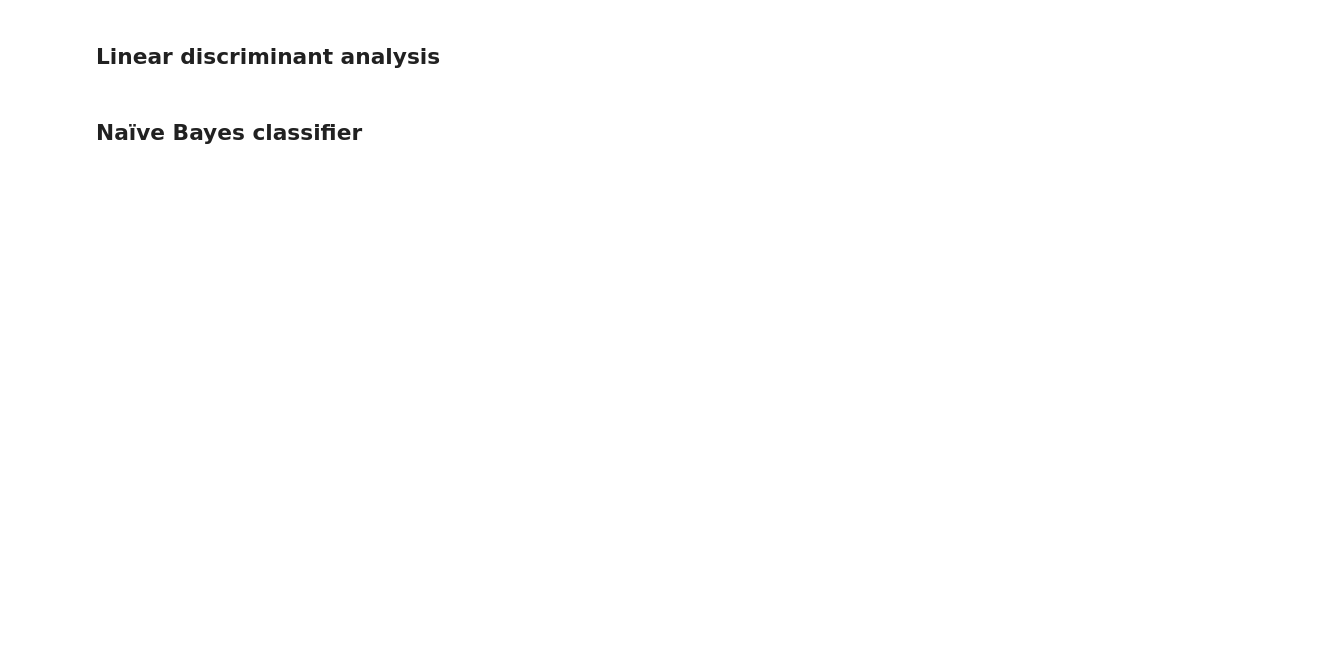
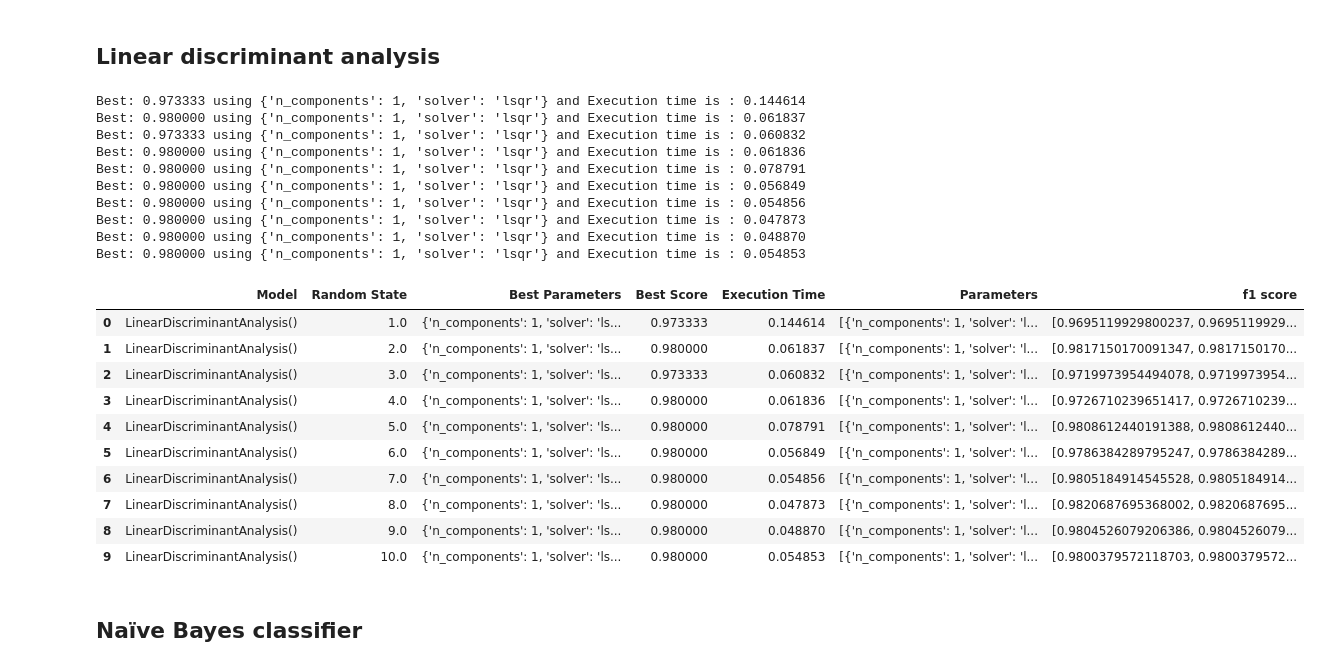
Before and after one commit to ModithaSubasinghe/Classification-Algorithms, a Jupyter notebook: Classification.ipynb, the cells around one changed output. Saved outputs shown, nothing was run; the diff lists cells and outputs as text; code cells hidden in the pictures; blank space fills up the shorter version.

```diff
--- a/Classification.ipynb
+++ b/Classification.ipynb
@@ -143,12 +152,34 @@ Best: 0.960000 using {'metric': 'euclidean', 'n_neighbors': 6, 'weights': 'unifo
 # %% [markdown]
 ## Linear discriminant analysis
 # %%
-LDA = LinearDiscriminantAnalysis()
+lda = LinearDiscriminantAnalysis()
 
-LDA_grid = {"n_components": list(range(1,3,1)),
+lda_grid = {"n_components": list(range(1,3,1)),
            "solver":['lsqr','eigen','svd']}
 # %%
-clasification(LDA,LDA_grid,iris_x_scaled,iris_y)
+clasification(lda,lda_grid,iris_x_scaled,iris_y)
+# %% [output]
+Best: 0.973333 using {'n_components': 1, 'solver': 'lsqr'} and Execution time is : 0.144614
+Best: 0.980000 using {'n_components': 1, 'solver': 'lsqr'} and Execution time is : 0.061837
+Best: 0.973333 using {'n_components': 1, 'solver': 'lsqr'} and Execution time is : 0.060832
+Best: 0.980000 using {'n_components': 1, 'solver': 'lsqr'} and Execution time is : 0.061836
+Best: 0.980000 using {'n_components': 1, 'solver': 'lsqr'} and Execution time is : 0.078791
+Best: 0.980000 using {'n_components': 1, 'solver': 'lsqr'} and Execution time is : 0.056849
+Best: 0.980000 using {'n_components': 1, 'solver': 'lsqr'} and Execution time is : 0.054856
+Best: 0.980000 using {'n_components': 1, 'solver': 'lsqr'} and Execution time is : 0.047873
+Best: 0.980000 using {'n_components': 1, 'solver': 'lsqr'} and Execution time is : 0.048870
+Best: 0.980000 using {'n_components': 1, 'solver': 'lsqr'} and Execution time is : 0.054853
+|  | Model | Random State | Best Parameters | Best Score | Execution Time | Parameters | f1 score |
+| 0 | LinearDiscriminantAnalysis() | 1.0 | {'n_components': 1, 'solver': 'ls... | 0.973333 | 0.144614 | [{'n_components': 1, 'solver': 'l... | [0.9695119929800237, 0.9695119929... |
+| 1 | LinearDiscriminantAnalysis() | 2.0 | {'n_components': 1, 'solver': 'ls... | 0.980000 | 0.061837 | [{'n_components': 1, 'solver': 'l... | [0.9817150170091347, 0.9817150170... |
+| 2 | LinearDiscriminantAnalysis() | 3.0 | {'n_components': 1, 'solver': 'ls... | 0.973333 | 0.060832 | [{'n_components': 1, 'solver': 'l... | [0.9719973954494078, 0.9719973954... |
+| 3 | LinearDiscriminantAnalysis() | 4.0 | {'n_components': 1, 'solver': 'ls... | 0.980000 | 0.061836 | [{'n_components': 1, 'solver': 'l... | [0.9726710239651417, 0.9726710239... |
+| 4 | LinearDiscriminantAnalysis() | 5.0 | {'n_components': 1, 'solver': 'ls... | 0.980000 | 0.078791 | [{'n_components': 1, 'solver': 'l... | [0.9808612440191388, 0.9808612440... |
+| 5 | LinearDiscriminantAnalysis() | 6.0 | {'n_components': 1, 'solver': 'ls... | 0.980000 | 0.056849 | [{'n_components': 1, 'solver': 'l... | [0.9786384289795247, 0.9786384289... |
+| 6 | LinearDiscriminantAnalysis() | 7.0 | {'n_components': 1, 'solver': 'ls... | 0.980000 | 0.054856 | [{'n_components': 1, 'solver': 'l... | [0.9805184914545528, 0.9805184914... |
+| 7 | LinearDiscriminantAnalysis() | 8.0 | {'n_components': 1, 'solver': 'ls... | 0.980000 | 0.047873 | [{'n_components': 1, 'solver': 'l... | [0.9820687695368002, 0.9820687695... |
+| 8 | LinearDiscriminantAnalysis() | 9.0 | {'n_components': 1, 'solver': 'ls... | 0.980000 | 0.048870 | [{'n_components': 1, 'solver': 'l... | [0.9804526079206386, 0.9804526079... |
+| 9 | LinearDiscriminantAnalysis() | 10.0 | {'n_components': 1, 'solver': 'ls... | 0.980000 | 0.054853 | [{'n_components': 1, 'solver': 'l... | [0.9800379572118703, 0.9800379572... |
 # %% [markdown]
 ## Naïve Bayes classifier
 # %%
```
Also changed, not shown: parts of 23 cells of this notebook, 8 other files.
